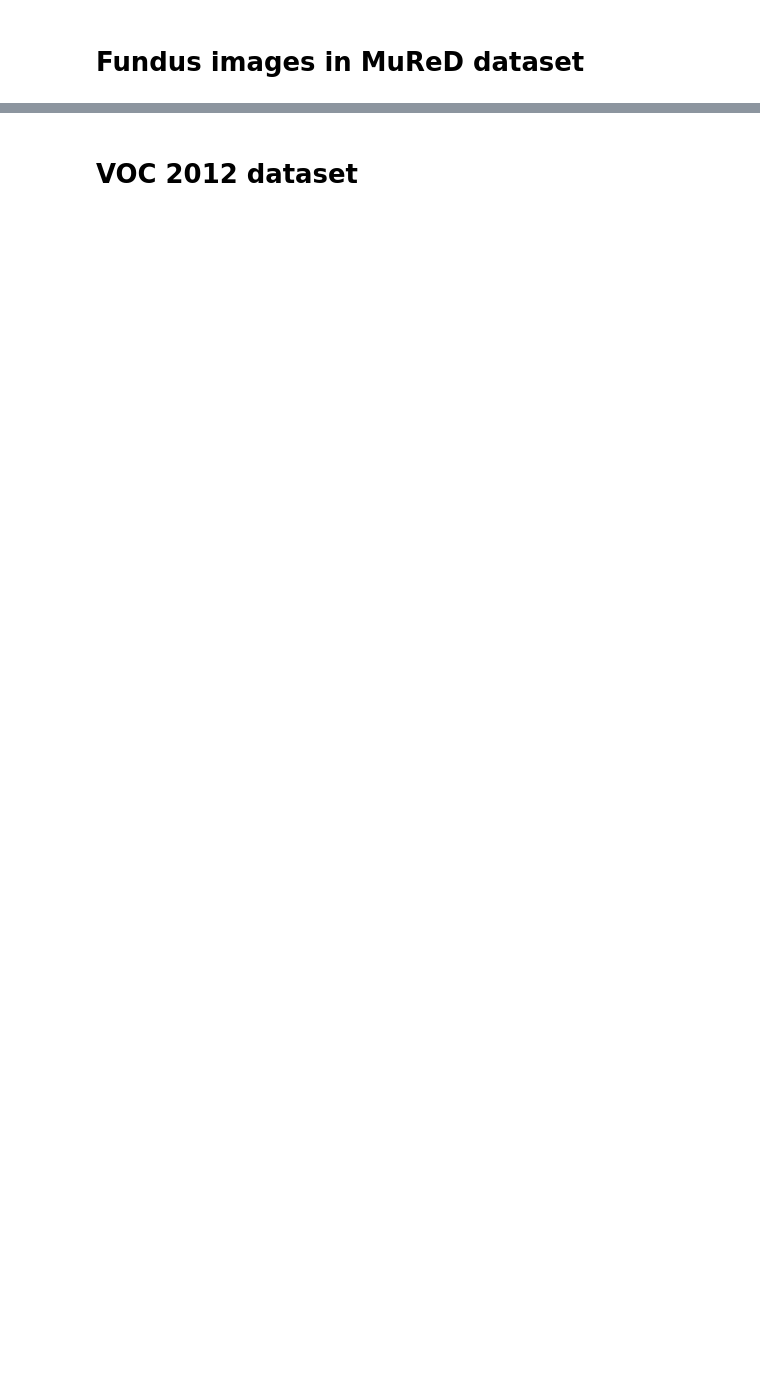
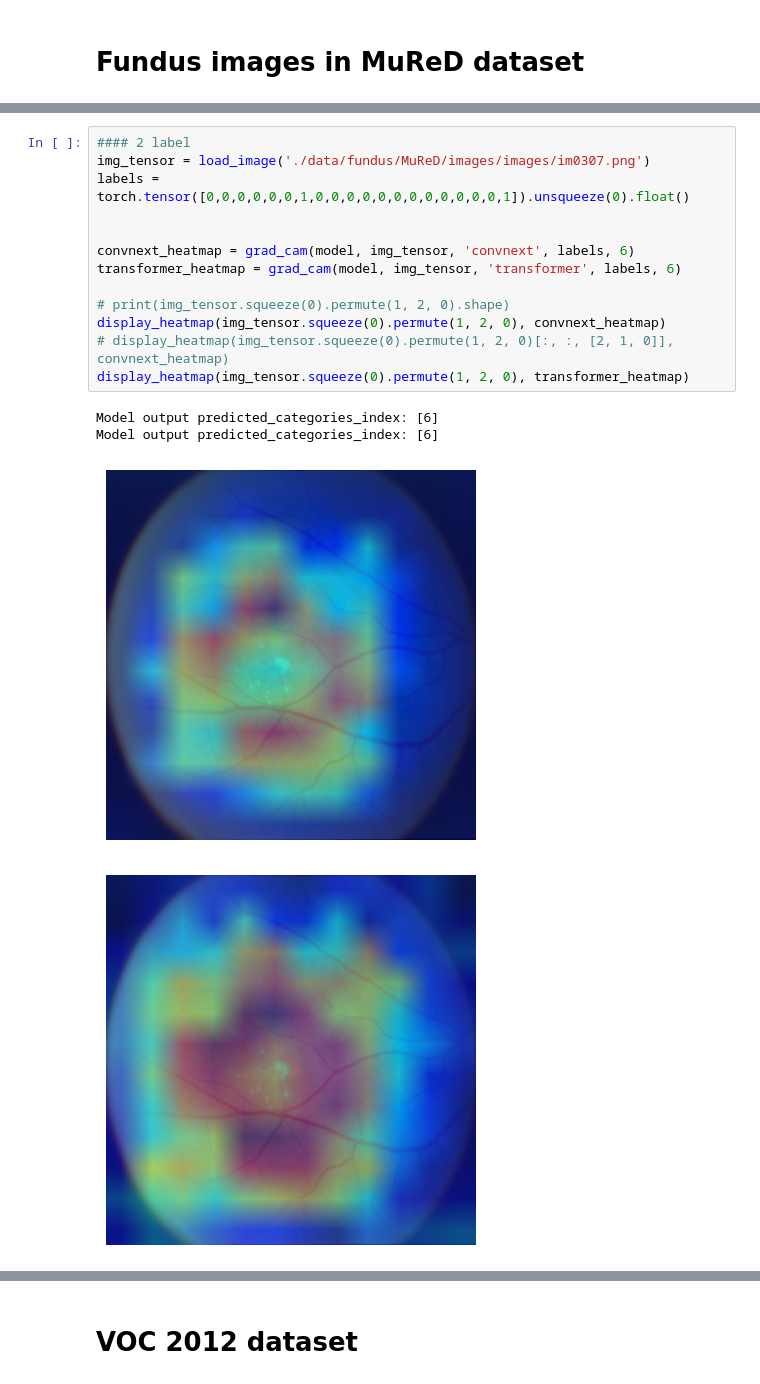
Before and after one commit to stevenlinlinlin/Multilabel-Fundus-Image-Classificaiton, a Jupyter notebook: model_heatmap.ipynb, the cells around one changed output, grey strips where cells are left out. Saved outputs shown, nothing was run; the diff lists cells and outputs as text; blank space fills up the shorter version.

```diff
--- a/model_heatmap.ipynb
+++ b/model_heatmap.ipynb
@@ -183,0 +252,18 @@ display_heatmap(img_tensor.squeeze(0).permute(1, 2, 0), transformer_heatmap)
+# %%
+#### 2 label
+img_tensor = load_image('./data/fundus/MuReD/images/images/im0307.png')
+labels = torch.tensor([0,0,0,0,0,0,1,0,0,0,0,0,0,0,0,0,0,0,0,1]).unsqueeze(0).float()
+
+
+convnext_heatmap = grad_cam(model, img_tensor, 'convnext', labels, 6)
+transformer_heatmap = grad_cam(model, img_tensor, 'transformer', labels, 6)
+
+# print(img_tensor.squeeze(0).permute(1, 2, 0).shape)
+display_heatmap(img_tensor.squeeze(0).permute(1, 2, 0), convnext_heatmap)
+# display_heatmap(img_tensor.squeeze(0).permute(1, 2, 0)[:, :, [2, 1, 0]], convnext_heatmap)
+display_heatmap(img_tensor.squeeze(0).permute(1, 2, 0), transformer_heatmap)
+# %% [output]
+Model output predicted_categories_index: [6]
+Model output predicted_categories_index: [6]
+[figure, added]
+[figure, added]
```
Also changed, not shown: parts of 21 cells of this notebook.
